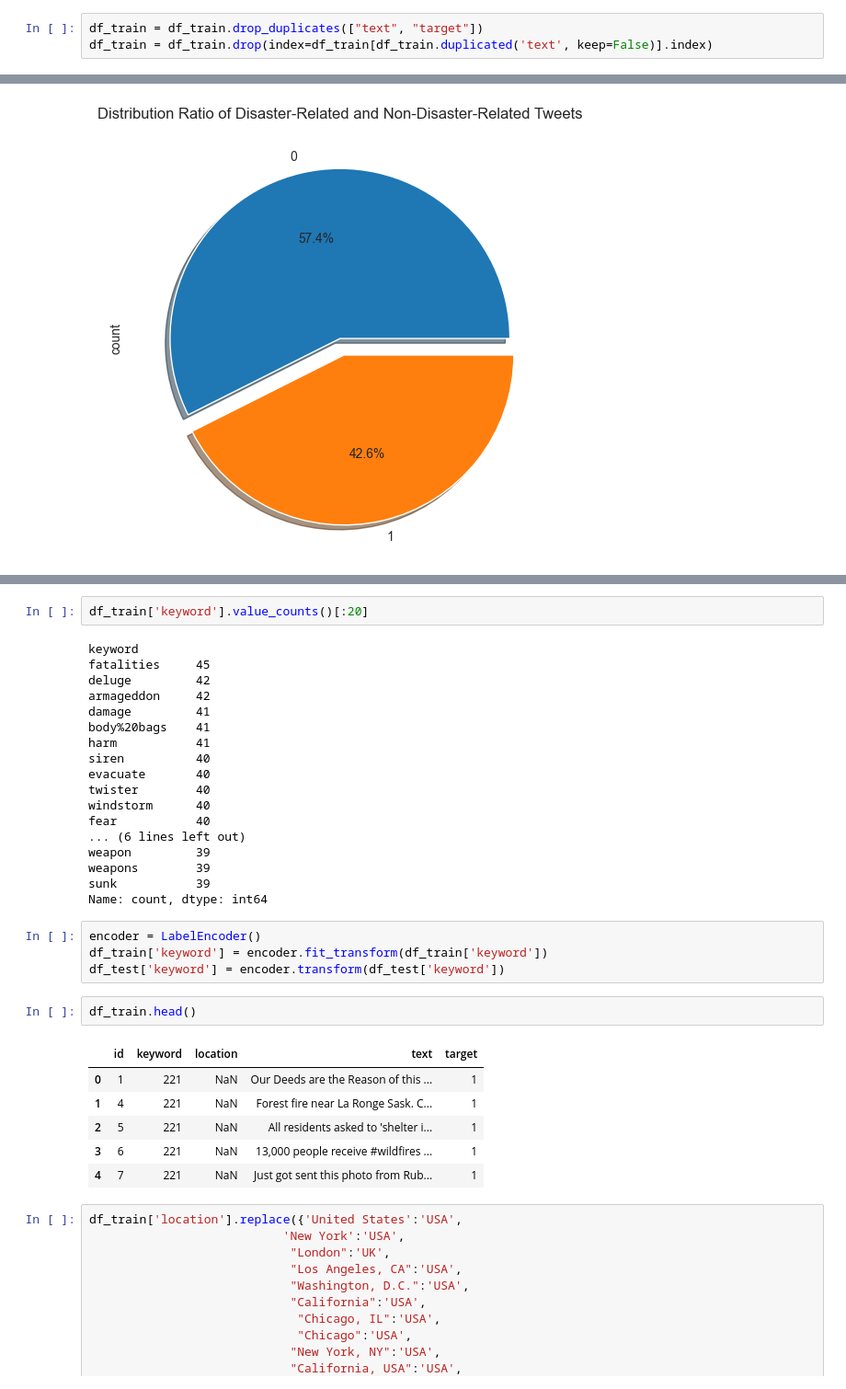
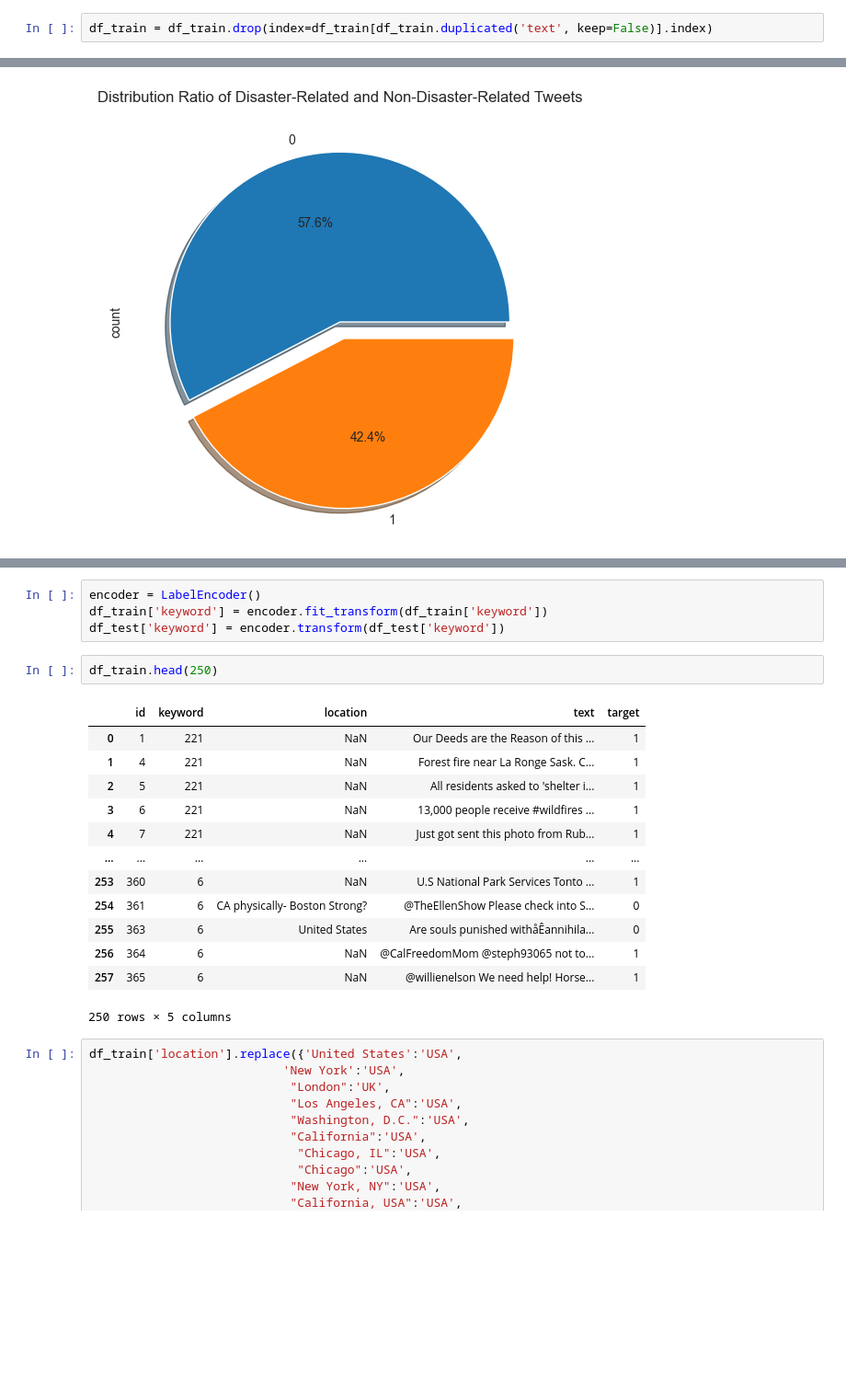
Before and after one commit to amin224/DisasterTweetDetection, a Jupyter notebook: AmnTest.ipynb, the cells around one changed output, grey strips where cells are left out. Shown: that part at 92% size. Drawn from its saved outputs; the diff is of its cells as text; blank space fills up the shorter version.

```diff
--- a/AmnTest.ipynb
+++ b/AmnTest.ipynb
@@ -78,6 +82,5 @@ print(df_train.duplicated(['text']).sum())
 110
 # %%
-df_train = df_train.drop_duplicates(["text", "target"])
 df_train = df_train.drop(index=df_train[df_train.duplicated('text', keep=False)].index)
 # %%
 len(df_train['keyword'].unique())
@@ -99,36 +102,23 @@ sns.barplot(y=df_train['keyword'].value_counts()[:20].index,x=df_train['keyword'
-# %%
-df_train['keyword'].value_counts()[:20]
-# %% [output]
-keyword
-fatalities     45
-deluge         42
-armageddon     42
-damage         41
-body%20bags    41
-harm           41
-siren          40
-evacuate       40
-twister        40
-windstorm      40
-fear           40
-... (6 lines left out)
-weapon         39
-weapons        39
-sunk           39
-Name: count, dtype: int64
 # %%
 encoder = LabelEncoder()
 df_train['keyword'] = encoder.fit_transform(df_train['keyword'])
 df_test['keyword'] = encoder.transform(df_test['keyword'])
 # %%
-df_train.head()
+df_train.head(250)
 # %% [output]
 |  | id | keyword | location | text | target |
 | 0 | 1 | 221 | NaN | Our Deeds are the Reason of this ... | 1 |
 | 1 | 4 | 221 | NaN | Forest fire near La Ronge Sask. C... | 1 |
 | 2 | 5 | 221 | NaN | All residents asked to 'shelter i... | 1 |
 | 3 | 6 | 221 | NaN | 13,000 people receive #wildfires ... | 1 |
 | 4 | 7 | 221 | NaN | Just got sent this photo from Rub... | 1 |
+| ... | ... | ... | ... | ... | ... |
+| 253 | 360 | 6 | NaN | U.S National Park Services Tonto ... | 1 |
+| 254 | 361 | 6 | CA physically- Boston Strong? | @TheEllenShow Please check into S... | 0 |
+| 255 | 363 | 6 | United States | Are souls punished withåÊannihila... | 0 |
+| 256 | 364 | 6 | NaN | @CalFreedomMom @steph93065 not to... | 1 |
+| 257 | 365 | 6 | NaN | @willienelson We need help! Horse... | 1 |
+250 rows × 5 columns
 # %%
 df_train['location'].replace({'United States':'USA',
                            'New York':'USA',
```
Also changed, not shown: parts of 99 cells of this notebook.
